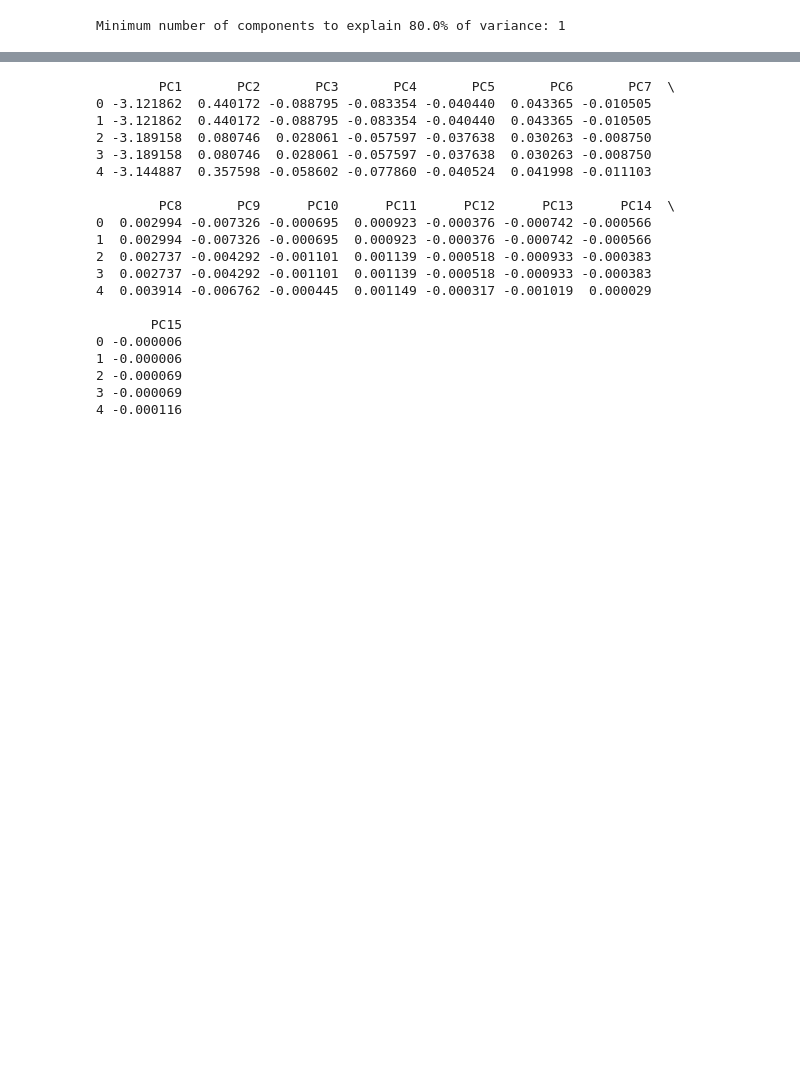
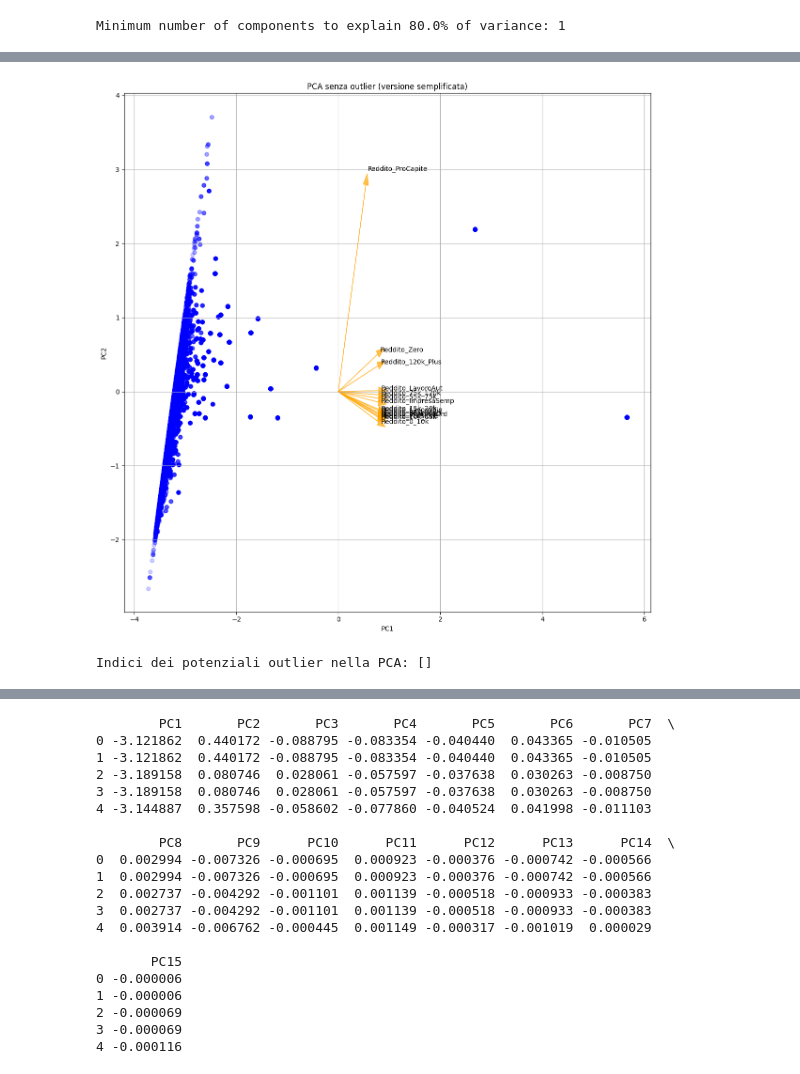
Before and after one commit to leonardoguida/real_estate_predictive_model, a Jupyter notebook: pca.ipynb, the cells around one changed output, grey strips where cells are left out. Cells and saved outputs as stored; diff of their text form; code cells hidden in the pictures; blank space fills up the shorter version.

```diff
--- a/pca.ipynb
+++ b/pca.ipynb
@@ -270,0 +352,42 @@ Minimum number of components to explain 80.0% of variance: 1
+# %%
+# Applicare la PCA sui dati standardizzati senza outlier
+pca_clean = PCA(n_components=df_standardized3.shape[1])
+pca_clean.fit(df_standardized3)
+
+# Trasformare i dati
+x_new_clean = pca_clean.transform(df_standardized3)
+
+# Visualizzazione con una nuova funzione di plot, senza usare myplot
+plt.figure(figsize=(12, 12))
+plt.scatter(x_new_clean[:, 0], x_new_clean[:, 1], alpha=0.2, color='blue')
+
+# Aggiungiamo le frecce per le feature
+for i in range(len(df_standardized3.columns)):
+    plt.arrow(0, 0,
+             pca_clean.components_[0, i] * 3,
+             pca_clean.components_[1, i] * 3,
+             color='orange', alpha=0.7, head_width=0.1)
+    plt.text(pca_clean.components_[0, i] * 3.2,
+            pca_clean.components_[1, i] * 3.2,
+            df_standardized3.columns[i],
+            color='black')
+
+plt.xlabel('PC1')
+plt.ylabel('PC2')
+plt.grid()
+plt.title('PCA senza outlier (versione semplificata)')
+plt.tight_layout()
+plt.show()
+# %% [output]
+[figure, added]
+# %%
+# Calcoliamo la distanza dall'origine nel piano PC1-PC2
+distanze = np.sqrt(x_new1[:, 0]**2 + x_new1[:, 1]**2)
+
+# Identifichiamo il 1% dei punti più distanti
+soglia = np.percentile(distanze, 99)
+potenziali_outlier = np.where(distanze > soglia)[0]
+
+print("Indici dei potenziali outlier nella PCA:", potenziali_outlier)
+# %% [output]
+Indici dei potenziali outlier nella PCA: []
```
Also changed, not shown: parts of 15 cells of this notebook.
